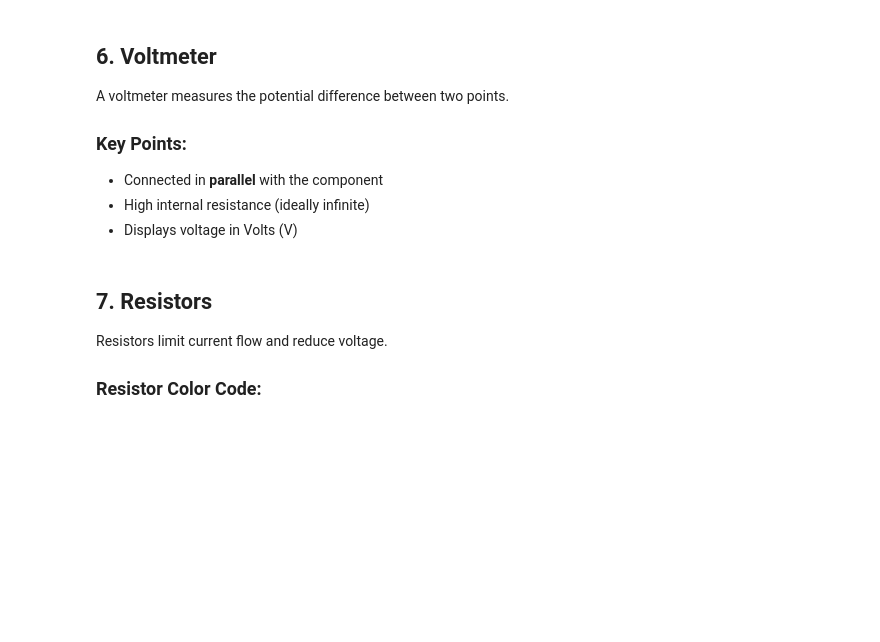
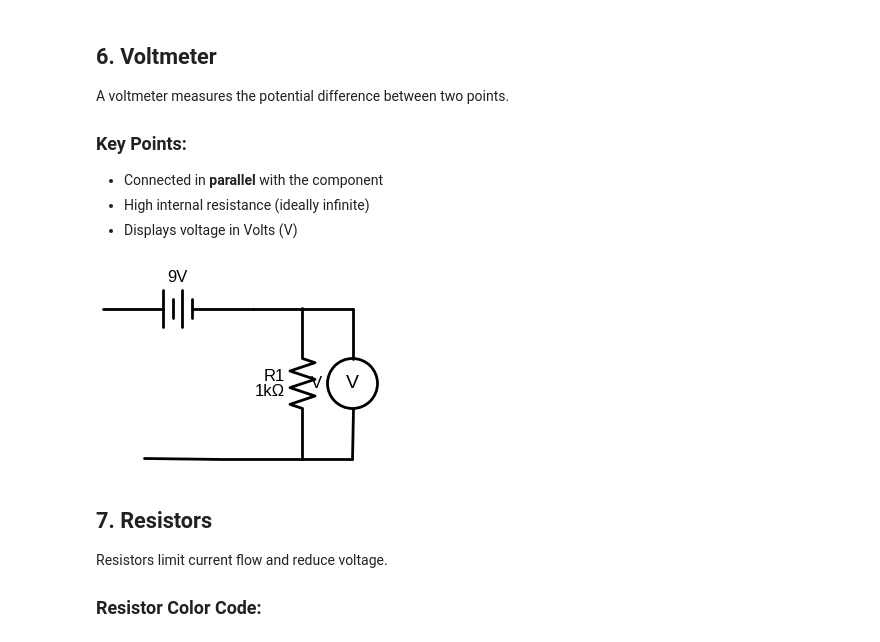
Before and after one commit to TheBeatzzz/Basic_Electronics, a Jupyter notebook: lectures/week1/Week1_Basic_Circuit_Components.ipynb, the cells around one changed output. Cells and saved outputs as stored; diff of their text form; code cells hidden in the pictures; blank space fills up the shorter version.

```diff
--- a/lectures/week1/Week1_Basic_Circuit_Components.ipynb
+++ b/lectures/week1/Week1_Basic_Circuit_Components.ipynb
@@ -321,19 +357,33 @@ A voltmeter measures the potential difference between two points.
 # %%
 # Draw circuit with voltmeter
 with schemdraw.Drawing() as d:
     d.config(fontsize=12)
     d += elm.Battery().label('9V')
+    # Save the starting point for the top wire of the main circuit
+    main_circuit_start = d.here
+
     d += elm.Line().right(1)
-    d.push()  # Save position for voltmeter branch
+    resistor_top_node = d.here # This is the point before the resistor
+
     d += elm.Resistor().down().label('R1\n1kΩ')
-    d.push()  # Save position
-    d += elm.Line().left(2)
+    resistor_bottom_node = d.here # This is the point after the resistor
 
-    # Add voltmeter in parallel
-    d.pop()  # Return to saved position
-    d += elm.Line().right(1.5)
+    # Close the main loop (from the bottom of the resistor back to the battery start)
+    d += elm.Line().left().to(main_circuit_start)
+
+    # Now, add the voltmeter in parallel with the resistor
+    # Draw a line from the top of the resistor to the right, to connect to the voltmeter
+    d += elm.Line().at(resistor_top_node).right(1)
+    voltmeter_top_terminal = d.here
+
+    # Draw the voltmeter element itself, going down
     d += elm.MeterV().down().label('V')
-    d += elm.Line().left(1.5)
+    voltmeter_bottom_terminal = d.here
+
+    # Draw a line from the bottom of the resistor to the right, then connect to the voltmeter's bottom terminal
+    d += elm.Line().at(resistor_bottom_node).right(1).to(voltmeter_bottom_terminal)
+# %% [output]
+[figure, added]
 # %% [markdown]
 ## 7. Resistors
 
```
Also changed, not shown: parts of 23 cells of this notebook.
